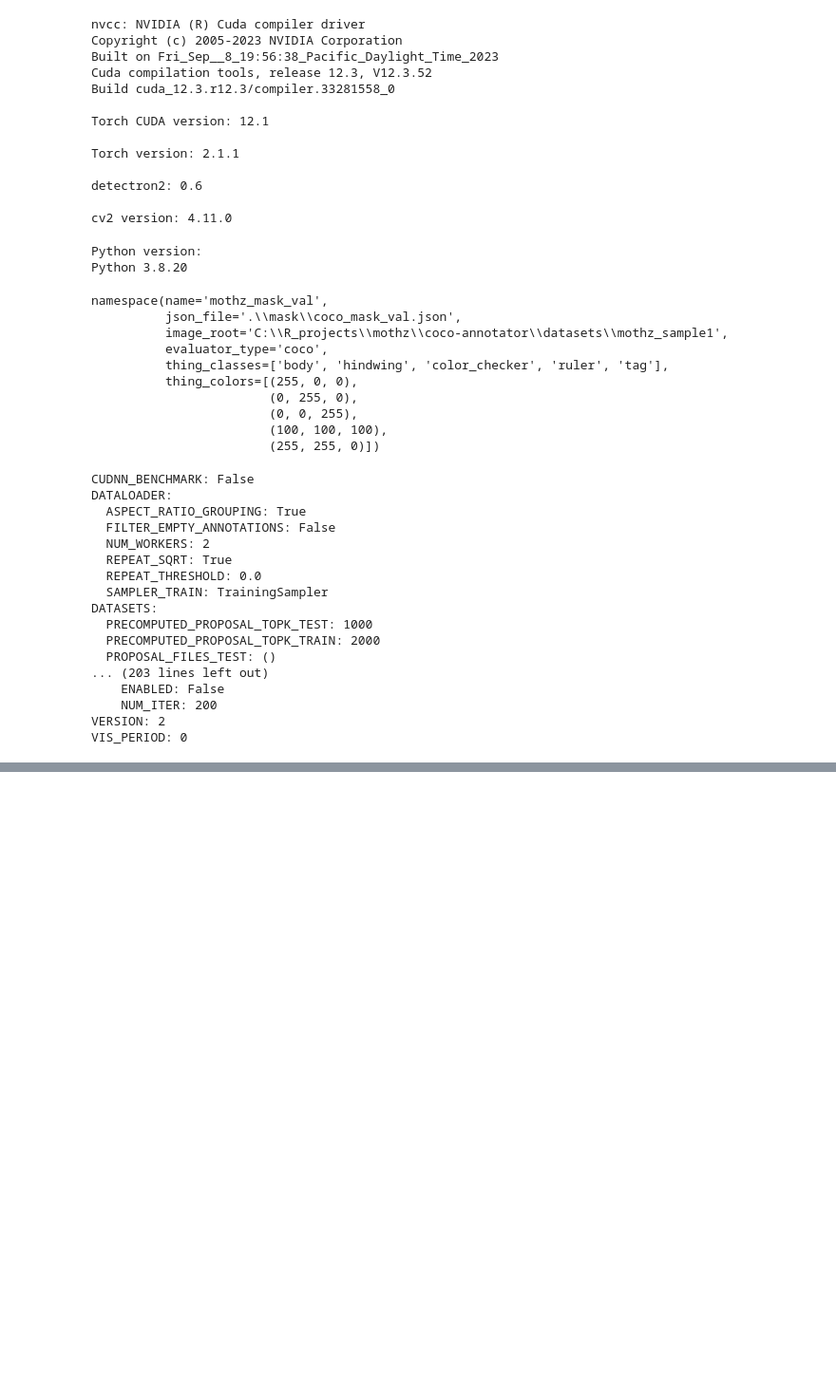
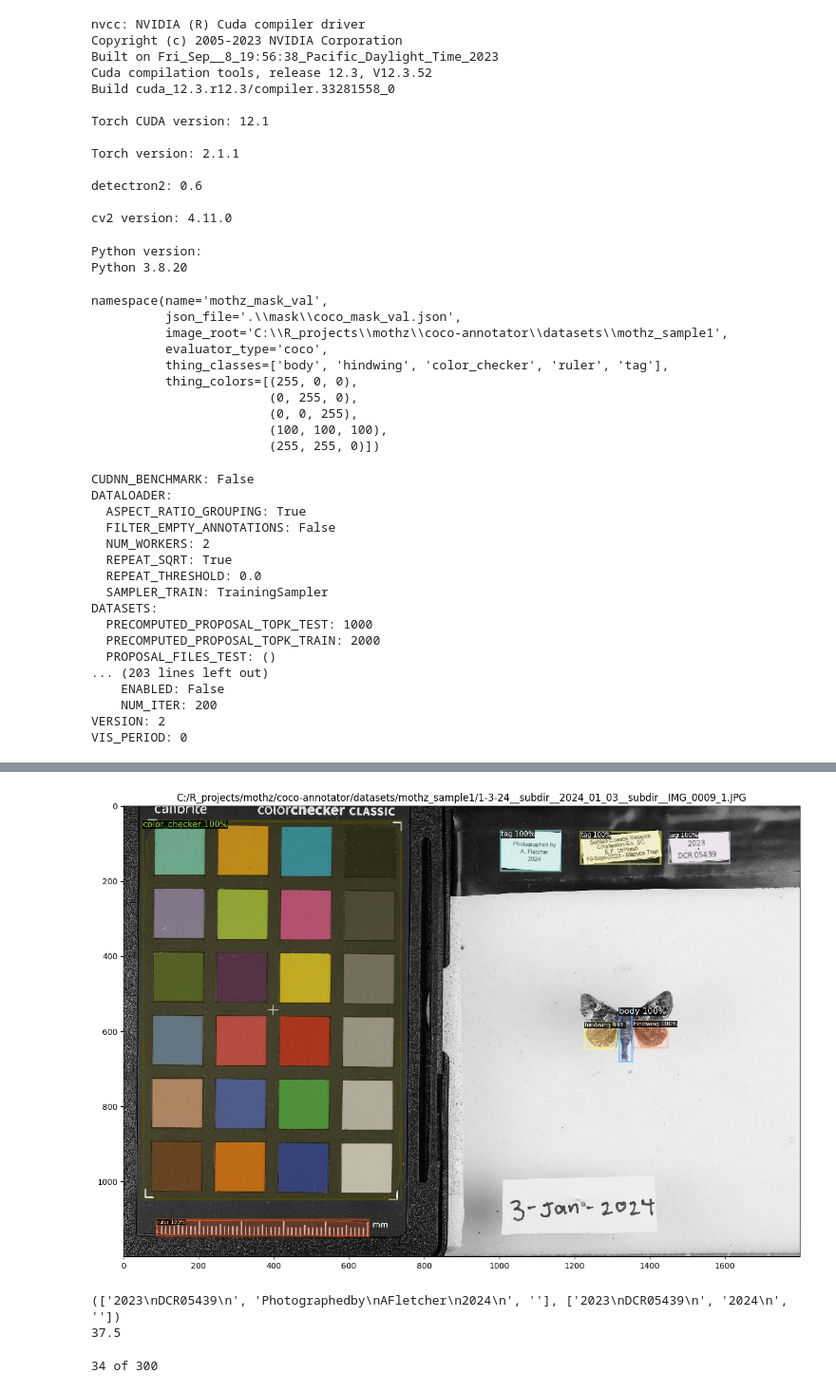
Before and after one commit to vsbpan/moth_vision, a Jupyter notebook: model_v1_mask_train.ipynb, the cells around one changed output, grey strips where cells are left out. Shown at 95% size. Saved outputs shown, nothing was run; the diff lists cells and outputs as text; code cells hidden in the pictures; blank space fills up the shorter version.

Commit message:
added character recogition and ruler measurement code

```diff
--- a/model_v1_mask_train.ipynb
+++ b/model_v1_mask_train.ipynb
@@ -101,7 +102,7 @@ cfg.DATALOADER.FILTER_EMPTY_ANNOTATIONS = False
 cfg.TEST.EVAL_PERIOD = 0 # Turn off COCO evluator.
 cfg.SOLVER.IMS_PER_BATCH = 2  # This is the real "batch size" commonly known to deep learning people
 cfg.SOLVER.BASE_LR = 0.0001
-cfg.SOLVER.MAX_ITER = 1400
+cfg.SOLVER.MAX_ITER = 2500
 cfg.SOLVER.LR_SCHEDULER_NAME = "WarmupCosineLR"
 cfg.SOLVER.WARMUP_ITERS = 100
 cfg.MODEL.ROI_HEADS.BATCH_SIZE_PER_IMAGE = 128   # The "RoIHead batch size"
@@ -212,6 +167,6 @@ roi_heads.mask_head.predictor.{bias, weight}
 # !del /S C:\Users\vsbpa\AppData\Local\Temp\.tensorboard-info
 # %%
 # Load fitted model as predictor
-cfg.MODEL.WEIGHTS = os.path.join(cfg.OUTPUT_DIR, "model_0000599.pth")
+cfg.MODEL.WEIGHTS = os.path.join(cfg.OUTPUT_DIR, "model_0001999.pth")
 cfg.MODEL.ROI_HEADS.SCORE_THRESH_TEST = 0.3  # set to 0.3 for now, but actually filtered to 0.7 in R
 predictor = DefaultPredictor(cfg)
@@ -218,24 +197,30 @@ predictor = DefaultPredictor(cfg)
 # %%
 %matplotlib inline
 
-f = glob.glob("C:/R_projects/mothz/coco-annotator/datasets/mothz_sample1/*.JPG")
+f = glob.glob("C:/R_projects/mothz/coco-annotator/datasets/mothz_sample1/1-3-24__subdir__2024_01_03__subdir__IMG_0009_1.JPG")
 fi = random.choice(f)
 #fi = f[0]
 im = cv2.imread(fi)
 outputs = predictor(im)  # format is documented at https://detectron2.readthedocs.io/tutorials/models.html#model-output-format
 v = Visualizer(im[:, :, 0:3][:,:,::-1],
                    metadata=MetadataCatalog.get("mothz_mask_train"),
-                   scale=1,
+                   scale=0.3,
                instance_mode=ColorMode.IMAGE_BW
 )
 outputs = filter_instance_by_classes(outputs, "mothz_mask_test",[1, 2, 1, 1, 4]) # max detection: ['body', 'hindwing', 'color_checker', 'ruler', 'tag']
 out = v.draw_instance_predictions(outputs)
 
 
 plt.figure(figsize = (15,15))
 plt.imshow(out.get_image()[:,:,0:3], interpolation='nearest')
 plt.title(fi)
 plt.show()
+print(read_img_tags(outputs, im,  "mothz_mask_train"))
+print(ruler_tick(outputs, im,  "mothz_mask_train"))
+# %% [output]
+[figure, added]
+(['2023\nDCR05439\n', 'Photographedby\nAFletcher\n2024\n', ''], ['2023\nDCR05439\n', '2024\n', ''])
+37.5
 # %%
 # For writing predictions
 import csv
@@ -319,10 +309,12 @@ def write_img_inference(predictor, write_path, name, read_path, model_ver, meta)
 write_img_inference(
     predictor,
     write_path = "C:/R_projects/mothz/",
-    name = "test_auto_annotation",
+    name = "full_mothz_sample1",
     read_path = "C:/R_projects/mothz/coco-annotator/datasets/mothz_sample1/",
-    model_ver = "modelv0.1",
+    model_ver = "modelv1.0",
     meta = "mothz_mask_train"
     )
+# %% [output]
+34 of 300
 # %%
 a,b = img_inference(predictor,  "C:/R_projects/mothz/test/", "", "mothz_mask_train")
```
Also changed, not shown: parts of 10 cells of this notebook, 4 other files.
